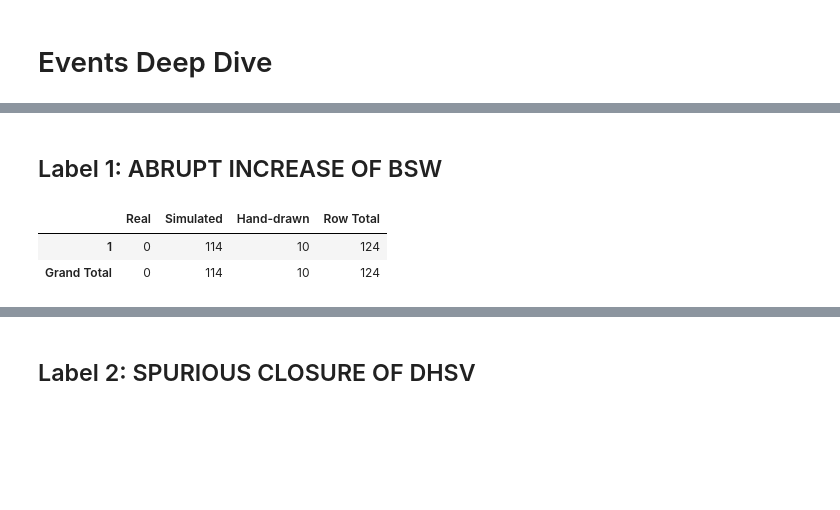
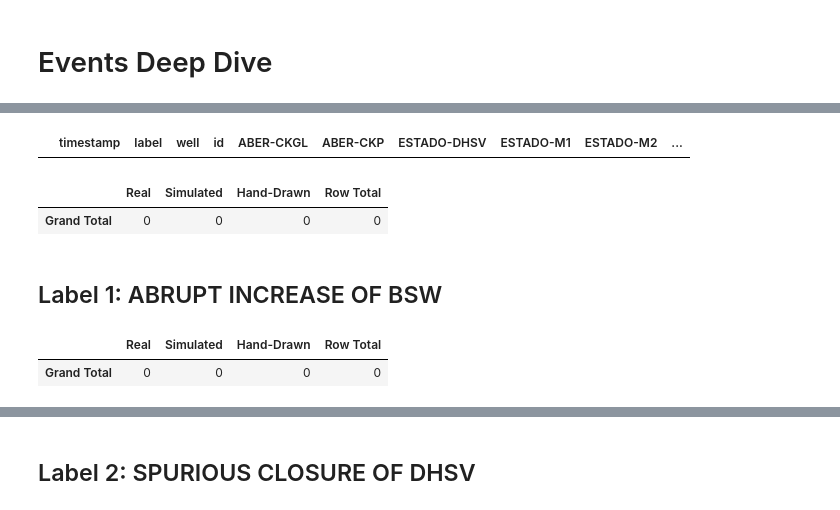
Before and after one commit to Abdulatif-AZ/CapStone, a Jupyter notebook: EDA/3W_EDA.ipynb, the cells around one changed output, grey strips where cells are left out. Drawn from its saved outputs; the diff is of its cells as text; code cells hidden in the pictures; blank space fills up the shorter version.

Commit message:
Added plots for label distribution

```diff
--- a/EDA/3W_EDA.ipynb
+++ b/EDA/3W_EDA.ipynb
@@ -10,6 +10,8 @@ import seaborn as sns
 import os
 
 %matplotlib inline
+
+pd.set_option('display.max_columns', None)
 # %% [markdown]
 # Loading the Datasets
 # %% [markdown]
@@ -621,3 +794,12 @@ def extract_instances_with_label(df, target_label):
+# %%
+df_real_0
+# %% [output]
+|  | timestamp | label | well | id | ABER-CKGL | ABER-CKP | ESTADO-DHSV | ESTADO-M1 | ESTADO-M2 | ... |
+# %%
+count_unique_by_feature(df_real_0, df_sim_0, df_drawn_0, 'label', 'Instance', 'Real', 'Simulated', 'Hand-Drawn')
+# %% [output]
+|  | Real | Simulated | Hand-Drawn | Row Total |
+| Grand Total | 0 | 0 | 0 | 0 |
 # %% [markdown]
 ## Label 1:  ABRUPT INCREASE OF BSW
 # %%
@@ -627,8 +809,7 @@ df_sim_1 = extract_instances_with_label(df_sim, target_label)
 df_drawn_1 = extract_instances_with_label(df_drawn, target_label)
 df_combined_1 = extract_instances_with_label(df_combined, target_label)
 # %%
-count_unique_instances(df_real_1, df_sim_1, df_drawn_1, 'Real', 'Simulated', 'Hand-drawn')
+count_unique_by_feature(df_real_1, df_sim_1, df_drawn_1, 'label', 'Instance', 'Real', 'Simulated', 'Hand-Drawn')
 # %% [output]
-|  | Real | Simulated | Hand-drawn | Row Total |
-| 1 | 0 | 114 | 10 | 124 |
-| Grand Total | 0 | 114 | 10 | 124 |
+|  | Real | Simulated | Hand-Drawn | Row Total |
+| Grand Total | 0 | 0 | 0 | 0 |
```
Also changed, not shown: parts of 36 cells of this notebook.
